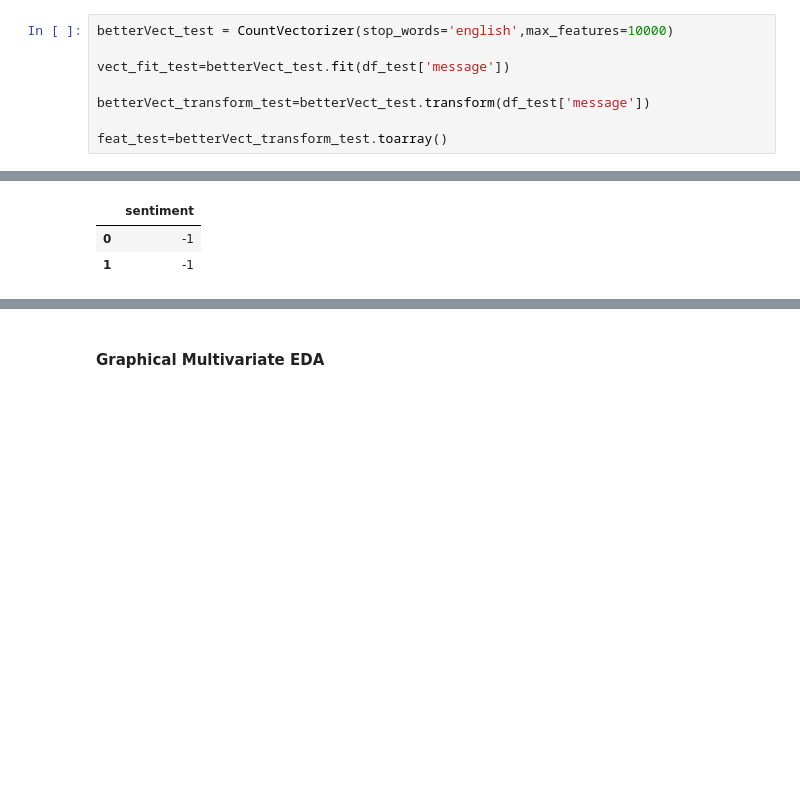
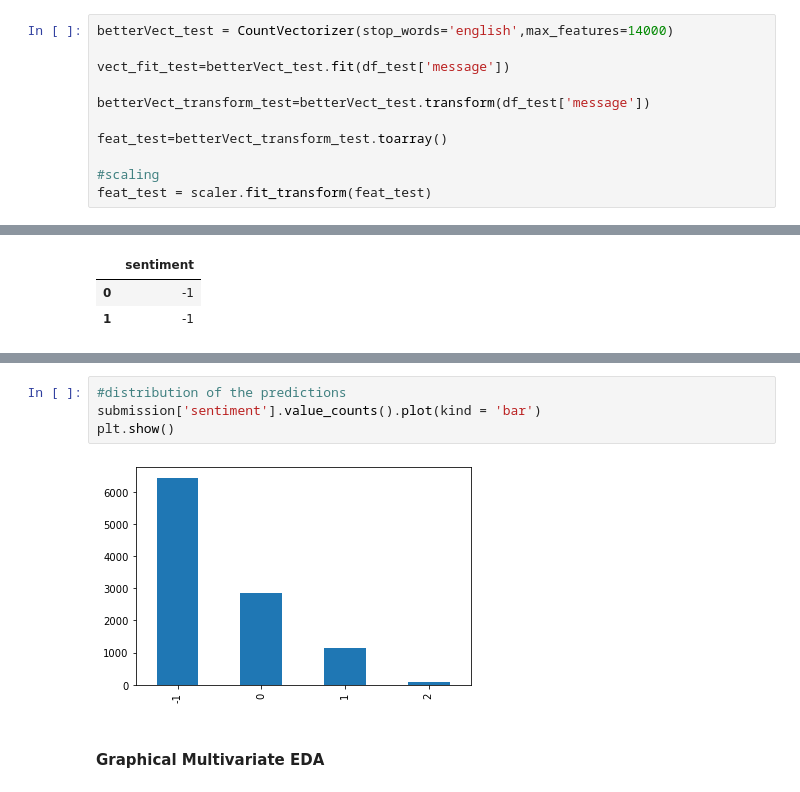
Before and after one commit to SixolileJ/Team-14, a Jupyter notebook: Predict Notebook_NPL.ipynb, the cells around one changed output, grey strips where cells are left out. Cells and saved outputs as stored; diff of their text form; blank space fills up the shorter version.

```diff
--- a/Predict Notebook_NPL.ipynb
+++ b/Predict Notebook_NPL.ipynb
@@ -277,13 +285,16 @@ df_test.head()
 | 3 | karoli morgfair osborneink dailyk... | 476263 |
 | 4 | fakewillmoore female orgasm cause... | 872928 |
 # %%
-betterVect_test = CountVectorizer(stop_words='english',max_features=10000)
+betterVect_test = CountVectorizer(stop_words='english',max_features=14000)
 
 vect_fit_test=betterVect_test.fit(df_test['message'])
 
 betterVect_transform_test=betterVect_test.transform(df_test['message'])
 
 feat_test=betterVect_transform_test.toarray()
+
+#scaling
+feat_test = scaler.fit_transform(feat_test)
 # %% [markdown]
 ### Logistic Model
 # %%
@@ -446,6 +463,12 @@ submission
 | 10544 | 867455 | -1 |
 | 10545 | 470892 | -1 |
 10546 rows × 2 columns
+# %%
+#distribution of the predictions
+submission['sentiment'].value_counts().plot(kind = 'bar')
+plt.show()
+# %% [output]
+[figure, added]
 # %% [markdown]
 #### Graphical Multivariate EDA
 # %% [markdown]
```
Also changed, not shown: parts of 32 cells of this notebook.
